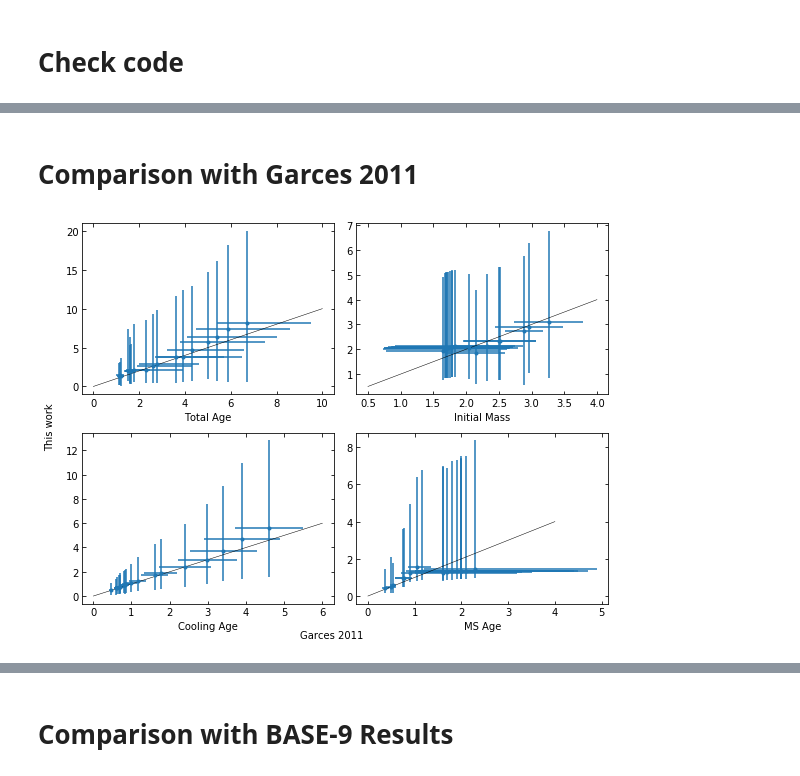
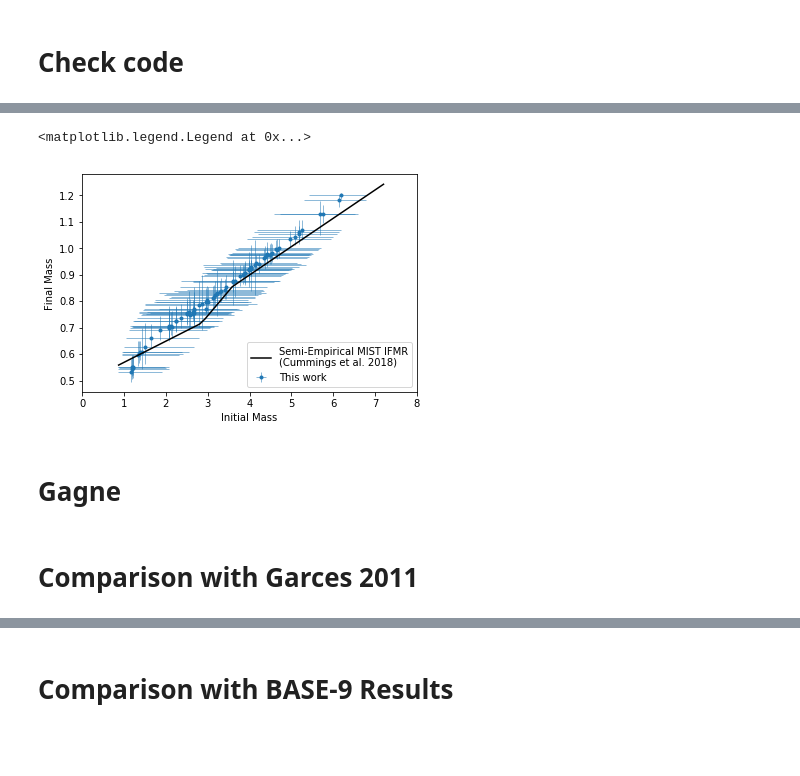
Before and after one commit to rkiman/wdwarfdate, a Jupyter notebook: Age_test.ipynb, the cells around one changed output, grey strips where cells are left out. Saved outputs shown, nothing was run; the diff lists cells and outputs as text; code cells hidden in the pictures; blank space fills up the shorter version.

```diff
--- a/Age_test.ipynb
+++ b/Age_test.ipynb
@@ -15,0 +65,4 @@ from wdwarfdate import calc_wd_age
+# %%
+result_cummings_2018_table_w_prior = Table.read('cummings_2018_results_bayesian.fits')
+cummings_2018_results_bayesian_w_delta_m = Table.read('cummings_2018_results_bayesian_w_delta_m.fits')
+results_freq = wdwarfdate.calc_wd_age(teff,teff_err,logg,logg_err,n_mc=10000,vvcrit='0.0',return_distributions=True)
@@ -15,0 +165,21 @@ from wdwarfdate import calc_wd_age
+# %%
+elinewidth = 0.5
+x = np.linspace(0.87,7.20)
+plt.errorbar(cummings_2018_results_bayesian_w_delta_m['initial_mass_median'],
+             cummings_2018_results_bayesian_w_delta_m['final_mass_median'],
+             xerr=(cummings_2018_results_bayesian_w_delta_m['initial_mass_err_low'],
+                   cummings_2018_results_bayesian_w_delta_m['initial_mass_err_high']),
+             yerr=(cummings_2018_results_bayesian_w_delta_m['final_mass_err_low'],
+                   cummings_2018_results_bayesian_w_delta_m['final_mass_err_high']),
+             fmt='.',zorder=0,elinewidth = elinewidth,
+             label='This work')
+plt.plot(x,IFMR_mist(x),color='k',zorder=4,label='Semi-Empirical MIST IFMR\n(Cummings et al. 2018)')
+plt.xlabel('Initial Mass')
+plt.ylabel('Final Mass')
+plt.xlim(0,8)
+plt.legend(loc=4)
+# %% [output]
+<matplotlib.legend.Legend at 0x...>
+[figure, added]
+# %% [markdown]
+# Gagne
@@ -26,49 +205,0 @@ result_garces2011 = calc_wd_age(garces2011['Teff'],garces2011['e_Teff'],garces20
-# %%
-color_line = 'k'
-lw = .5
-f,((ax1,ax2),(ax3,ax4)) = plt.subplots(2,2,figsize=(8,6))
-
-ax1.errorbar(garces2011['Age'],result_garces2011['total_age_median']/1e9,
-             xerr=(garces2011['e_Age_lo'],garces2011['e_Age_hi']),
-             yerr=(result_garces2011['total_age_err_low']/1e9,result_garces2011['total_age_err_high']/1e9), fmt='.')
-x = np.linspace(0,10)
-ax1.plot(x,x,'-',color=color_line,linewidth=lw)
-ax1.set_xlabel('Total Age')
-ax1.tick_params('both',direction='in',top=True,right=True)
-ax1.tick_params('y',which='minor',direction='in',right=True)
-
-
-ax2.errorbar(garces2011['Minitial_mass'],result_garces2011['initial_mass_median'],
-             xerr=garces2011['e_initial_mass'],
-             yerr=(result_garces2011['initial_mass_err_low'],result_garces2011['initial_mass_err_high']),
-             fmt='.')
-x = np.linspace(0.5,4)
-ax2.plot(x,x,'-',color=color_line,linewidth=lw)
-ax2.set_xlabel('Initial Mass')
-ax2.tick_params('both',direction='in',top=True,right=True)
-ax2.tick_params('y',which='minor',direction='in',right=True)
-
-ax3.errorbar(garces2011['tcool'],result_garces2011['cooling_age_median']/1e9,
-             xerr=garces2011['e_tcool'],
-             yerr=(result_garces2011['cooling_age_err_low']/1e9,result_garces2011['cooling_age_err_high']/1e9), fmt='.')
-x = np.linspace(0,6)
-ax3.plot(x,x,'-',color=color_line,linewidth=lw)
-ax3.set_xlabel('Cooling Age')
-ax3.tick_params('both',direction='in',top=True,right=True)
-ax3.tick_params('y',which='minor',direction='in',right=True)
-
-ax4.errorbar(garces2011['ms_age'],result_garces2011['ms_age_median']/1e9,
-             xerr=(garces2011['e_ms_age_lo'],garces2011['e_ms_age_hi']),
-             yerr=(result_garces2011['ms_age_err_low']/1e9,result_garces2011['ms_age_err_high']/1e9),fmt='.')
-x = np.linspace(0,4)
-ax4.plot(x,x,'-',color=color_line,linewidth=lw)
-ax4.set_xlabel('MS Age')
-ax4.tick_params('both',direction='in',top=True,right=True)
-ax4.tick_params('y',which='minor',direction='in',right=True)
-
-f.text(0.5, 0.01, 'Garces 2011 ', ha='center')
-f.text(0.00, 0.5, 'This work', va='center', rotation='vertical')
-
-plt.tight_layout()
-# %% [output]
-[figure, removed]
```
Also changed, not shown: parts of 33 cells of this notebook.
